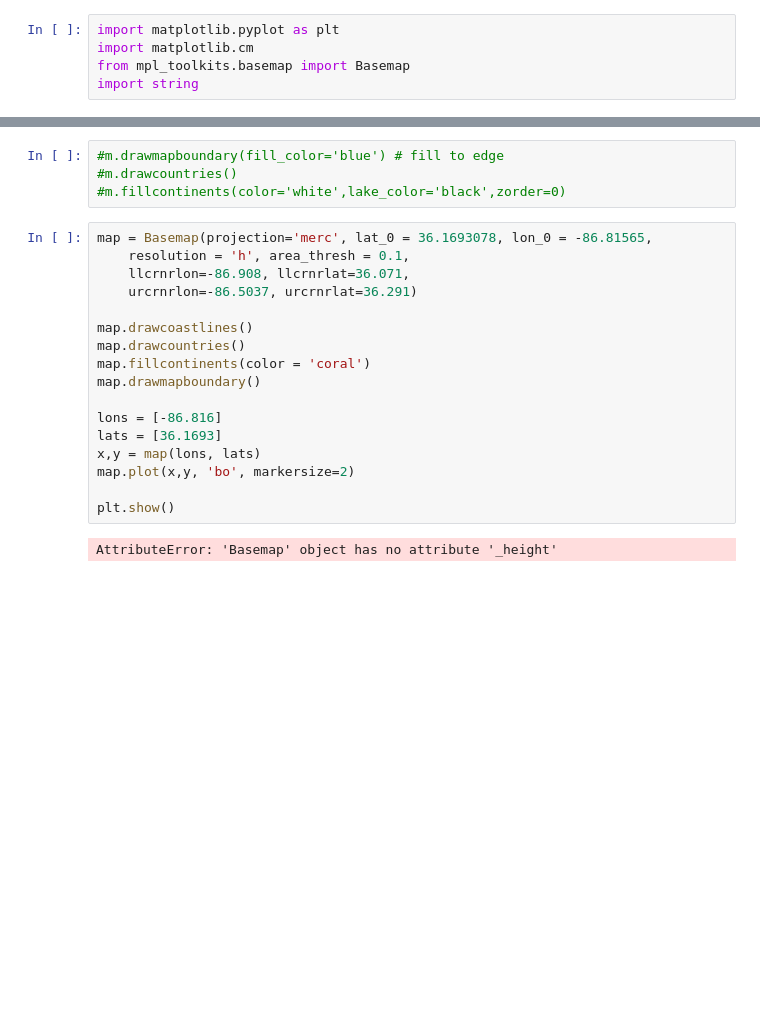
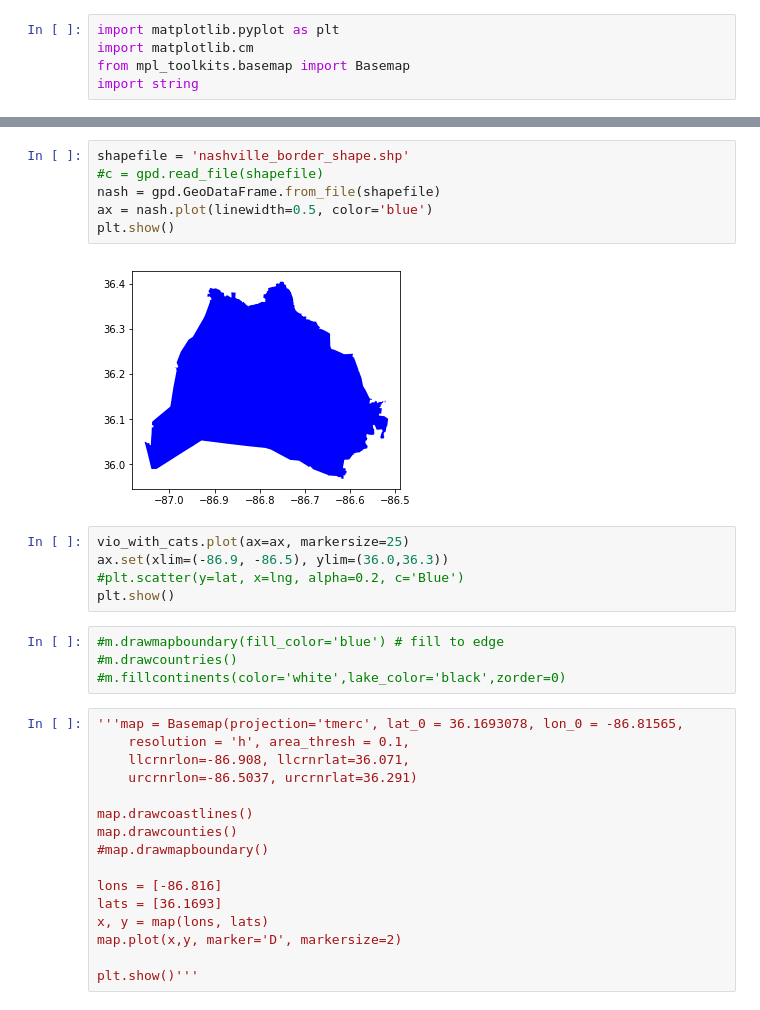
Before and after one commit to DataScienceBS/data-question-2-tornado-bombers, a Jupyter notebook: DQ2_SQL into Python.ipynb, the cells around one changed output, grey strips where cells are left out. Saved outputs shown, nothing was run; the diff lists cells and outputs as text; blank space fills up the shorter version.

```diff
--- a/DQ2_SQL into Python.ipynb
+++ b/DQ2_SQL into Python.ipynb
@@ -644,23 +683,33 @@ m = Basemap(projection='ortho',lon_0=-50,lat_0=60,resolution='l')
+# %%
+shapefile = 'nashville_border_shape.shp'
+#c = gpd.read_file(shapefile)
+nash = gpd.GeoDataFrame.from_file(shapefile)
+ax = nash.plot(linewidth=0.5, color='blue')
+plt.show()
+# %% [output]
+[figure, added]
+# %%
+vio_with_cats.plot(ax=ax, markersize=25)
+ax.set(xlim=(-86.9, -86.5), ylim=(36.0,36.3))
+#plt.scatter(y=lat, x=lng, alpha=0.2, c='Blue')
+plt.show()
 # %%
 #m.drawmapboundary(fill_color='blue') # fill to edge
 #m.drawcountries()
 #m.fillcontinents(color='white',lake_color='black',zorder=0)
 # %%
-map = Basemap(projection='merc', lat_0 = 36.1693078, lon_0 = -86.81565,
+'''map = Basemap(projection='tmerc', lat_0 = 36.1693078, lon_0 = -86.81565,
     resolution = 'h', area_thresh = 0.1,
     llcrnrlon=-86.908, llcrnrlat=36.071,
     urcrnrlon=-86.5037, urcrnrlat=36.291)
 
 map.drawcoastlines()
-map.drawcountries()
-map.fillcontinents(color = 'coral')
-map.drawmapboundary()
+map.drawcounties()
+#map.drawmapboundary()
 
 lons = [-86.816]
 lats = [36.1693]
-x,y = map(lons, lats)
-map.plot(x,y, 'bo', markersize=2)
+x, y = map(lons, lats)
+map.plot(x,y, marker='D', markersize=2)
 
-plt.show()
+plt.show()'''
-# %% [output]
-AttributeError: 'Basemap' object has no attribute '_height'
```
Also changed, not shown: parts of 18 cells of this notebook, 5 other files.
